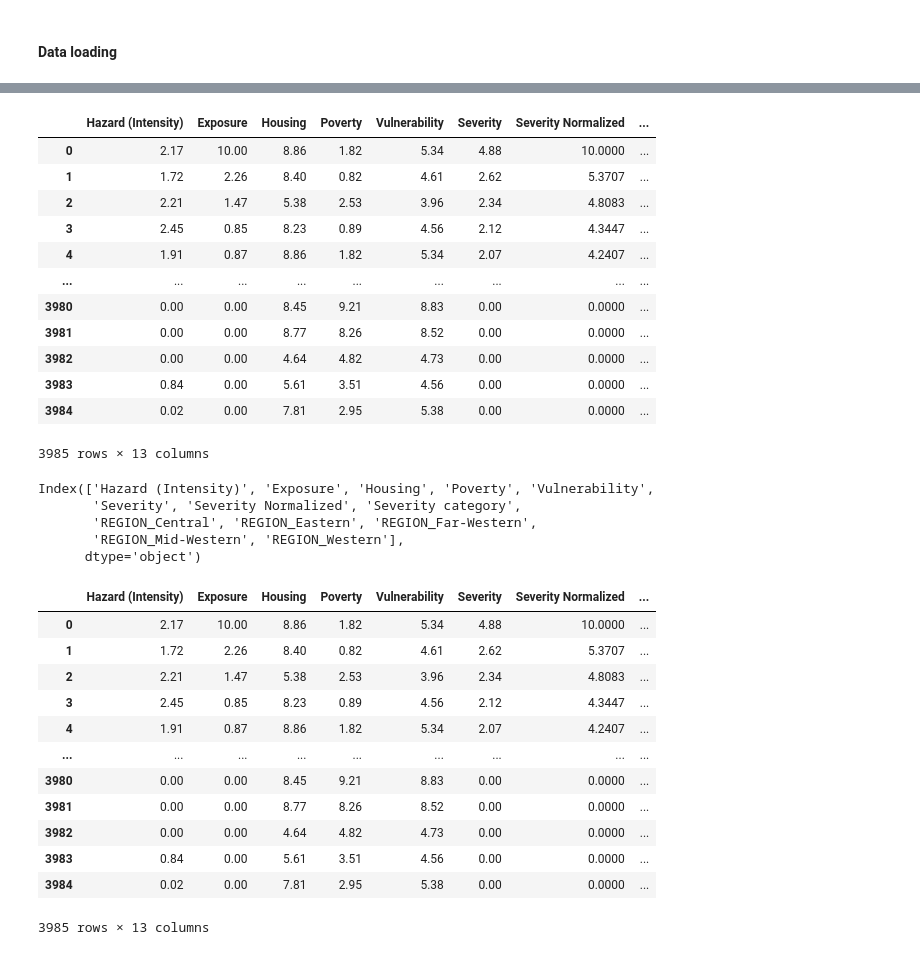
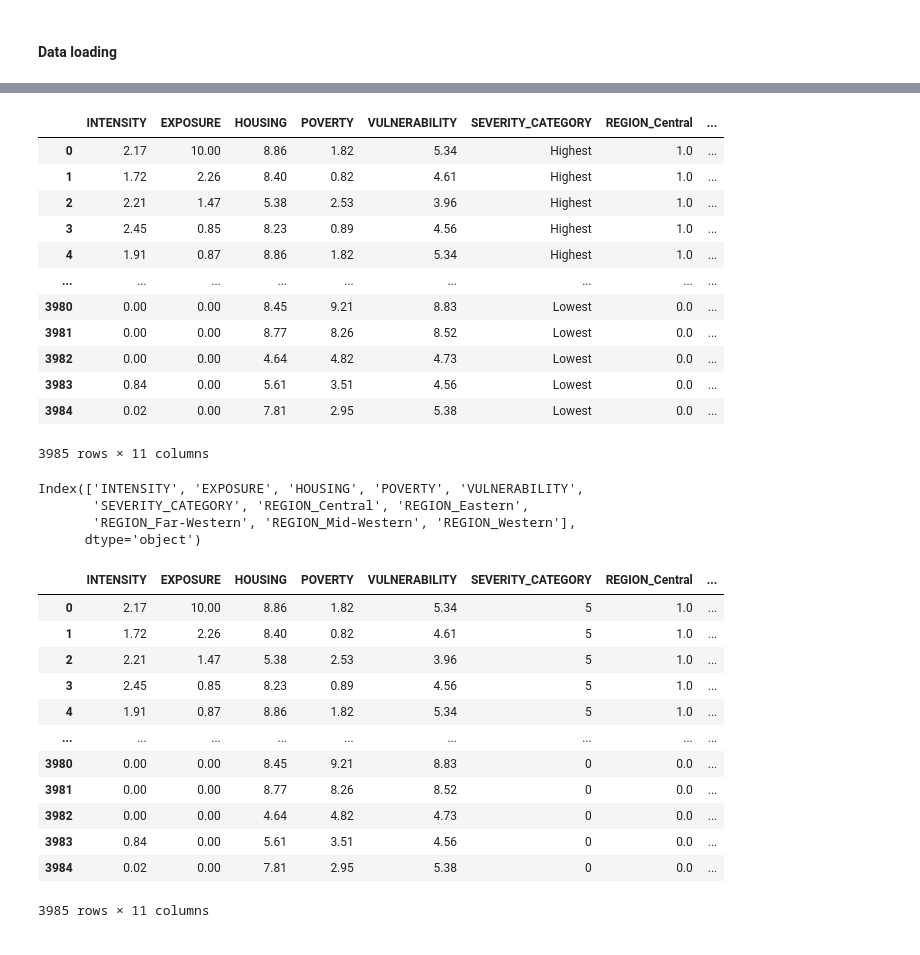
Before and after one commit to PierreDerathe/NepalEarthquake, a Jupyter notebook: DataProcessing.ipynb, the cells around one changed output, grey strips where cells are left out. Cells and saved outputs as stored; diff of their text form; code cells hidden in the pictures.

```diff
--- a/DataProcessing.ipynb
+++ b/DataProcessing.ipynb
@@ -95,0 +84,20 @@ eq_df
+# %%
+columns = ['REGION', 'Hazard (Intensity)',
+       'Exposure', 'Housing', 'Poverty', 'Vulnerability',
+       'Severity category']
+eq_df = eq_raw_df[columns].copy()
+
+rename_dict = {
+    "Hazard (Intensity)": "INTENSITY",
+    "Severity category": "SEVERITY_CATEGORY",
+    "Exposure" : "EXPOSURE",
+    "Housing" : "HOUSING",
+    "Poverty" : "POVERTY",
+    "Vulnerability" : "VULNERABILITY"
+}
+# rename columns
+eq_df.rename(columns=rename_dict, inplace=True)
+eq_df
+
+del eq_raw_df
+eq_df
@@ -168,49 +184,48 @@ df_features_encoded = pd.DataFrame(enc.transform(eq_df[categorical_features]).to
 eq_df = pd.concat([eq_df.drop(categorical_features, axis=1), df_features_encoded ], axis=1)
 eq_df
 # %% [output]
-|  | Hazard (Intensity) | Exposure | Housing | Poverty | Vulnerability | Severity | Severity Normalized | ... |
-| 0 | 2.17 | 10.00 | 8.86 | 1.82 | 5.34 | 4.88 | 10.0000 | ... |
-| 1 | 1.72 | 2.26 | 8.40 | 0.82 | 4.61 | 2.62 | 5.3707 | ... |
-| 2 | 2.21 | 1.47 | 5.38 | 2.53 | 3.96 | 2.34 | 4.8083 | ... |
-| 3 | 2.45 | 0.85 | 8.23 | 0.89 | 4.56 | 2.12 | 4.3447 | ... |
-| 4 | 1.91 | 0.87 | 8.86 | 1.82 | 5.34 | 2.07 | 4.2407 | ... |
+|  | INTENSITY | EXPOSURE | HOUSING | POVERTY | VULNERABILITY | SEVERITY_CATEGORY | REGION_Central | ... |
+| 0 | 2.17 | 10.00 | 8.86 | 1.82 | 5.34 | Highest | 1.0 | ... |
+| 1 | 1.72 | 2.26 | 8.40 | 0.82 | 4.61 | Highest | 1.0 | ... |
+| 2 | 2.21 | 1.47 | 5.38 | 2.53 | 3.96 | Highest | 1.0 | ... |
+| 3 | 2.45 | 0.85 | 8.23 | 0.89 | 4.56 | Highest | 1.0 | ... |
+| 4 | 1.91 | 0.87 | 8.86 | 1.82 | 5.34 | Highest | 1.0 | ... |
 | ... | ... | ... | ... | ... | ... | ... | ... | ... |
-| 3980 | 0.00 | 0.00 | 8.45 | 9.21 | 8.83 | 0.00 | 0.0000 | ... |
-| 3981 | 0.00 | 0.00 | 8.77 | 8.26 | 8.52 | 0.00 | 0.0000 | ... |
-| 3982 | 0.00 | 0.00 | 4.64 | 4.82 | 4.73 | 0.00 | 0.0000 | ... |
-| 3983 | 0.84 | 0.00 | 5.61 | 3.51 | 4.56 | 0.00 | 0.0000 | ... |
-| 3984 | 0.02 | 0.00 | 7.81 | 2.95 | 5.38 | 0.00 | 0.0000 | ... |
+| 3980 | 0.00 | 0.00 | 8.45 | 9.21 | 8.83 | Lowest | 0.0 | ... |
+| 3981 | 0.00 | 0.00 | 8.77 | 8.26 | 8.52 | Lowest | 0.0 | ... |
+| 3982 | 0.00 | 0.00 | 4.64 | 4.82 | 4.73 | Lowest | 0.0 | ... |
+| 3983 | 0.84 | 0.00 | 5.61 | 3.51 | 4.56 | Lowest | 0.0 | ... |
+| 3984 | 0.02 | 0.00 | 7.81 | 2.95 | 5.38 | Lowest | 0.0 | ... |
-3985 rows × 13 columns
+3985 rows × 11 columns
 # %%
 eq_df.columns
 # %% [output]
-Index(['Hazard (Intensity)', 'Exposure', 'Housing', 'Poverty', 'Vulnerability',
-       'Severity', 'Severity Normalized', 'Severity category',
-       'REGION_Central', 'REGION_Eastern', 'REGION_Far-Western',
-       'REGION_Mid-Western', 'REGION_Western'],
+Index(['INTENSITY', 'EXPOSURE', 'HOUSING', 'POVERTY', 'VULNERABILITY',
+       'SEVERITY_CATEGORY', 'REGION_Central', 'REGION_Eastern',
+       'REGION_Far-Western', 'REGION_Mid-Western', 'REGION_Western'],
       dtype='object')
 # %%
 severity_mapping = {
     "Lowest" : 0,
     "Low" : 1,
     "Medium-Low" : 2,
     "Medium-High" : 3,
     "High" : 4,
     "Highest" : 5
 }
-eq_df['Severity category'] = eq_df['Severity category'].map(severity_mapping)
+eq_df['SEVERITY_CATEGORY'] = eq_df['SEVERITY_CATEGORY'].map(severity_mapping)
 eq_df
 # %% [output]
-|  | Hazard (Intensity) | Exposure | Housing | Poverty | Vulnerability | Severity | Severity Normalized | ... |
-| 0 | 2.17 | 10.00 | 8.86 | 1.82 | 5.34 | 4.88 | 10.0000 | ... |
-| 1 | 1.72 | 2.26 | 8.40 | 0.82 | 4.61 | 2.62 | 5.3707 | ... |
-| 2 | 2.21 | 1.47 | 5.38 | 2.53 | 3.96 | 2.34 | 4.8083 | ... |
-| 3 | 2.45 | 0.85 | 8.23 | 0.89 | 4.56 | 2.12 | 4.3447 | ... |
-| 4 | 1.91 | 0.87 | 8.86 | 1.82 | 5.34 | 2.07 | 4.2407 | ... |
+|  | INTENSITY | EXPOSURE | HOUSING | POVERTY | VULNERABILITY | SEVERITY_CATEGORY | REGION_Central | ... |
+| 0 | 2.17 | 10.00 | 8.86 | 1.82 | 5.34 | 5 | 1.0 | ... |
+| 1 | 1.72 | 2.26 | 8.40 | 0.82 | 4.61 | 5 | 1.0 | ... |
+| 2 | 2.21 | 1.47 | 5.38 | 2.53 | 3.96 | 5 | 1.0 | ... |
+| 3 | 2.45 | 0.85 | 8.23 | 0.89 | 4.56 | 5 | 1.0 | ... |
+| 4 | 1.91 | 0.87 | 8.86 | 1.82 | 5.34 | 5 | 1.0 | ... |
 | ... | ... | ... | ... | ... | ... | ... | ... | ... |
-| 3980 | 0.00 | 0.00 | 8.45 | 9.21 | 8.83 | 0.00 | 0.0000 | ... |
-| 3981 | 0.00 | 0.00 | 8.77 | 8.26 | 8.52 | 0.00 | 0.0000 | ... |
-| 3982 | 0.00 | 0.00 | 4.64 | 4.82 | 4.73 | 0.00 | 0.0000 | ... |
-| 3983 | 0.84 | 0.00 | 5.61 | 3.51 | 4.56 | 0.00 | 0.0000 | ... |
-| 3984 | 0.02 | 0.00 | 7.81 | 2.95 | 5.38 | 0.00 | 0.0000 | ... |
+| 3980 | 0.00 | 0.00 | 8.45 | 9.21 | 8.83 | 0 | 0.0 | ... |
+| 3981 | 0.00 | 0.00 | 8.77 | 8.26 | 8.52 | 0 | 0.0 | ... |
+| 3982 | 0.00 | 0.00 | 4.64 | 4.82 | 4.73 | 0 | 0.0 | ... |
+| 3983 | 0.84 | 0.00 | 5.61 | 3.51 | 4.56 | 0 | 0.0 | ... |
+| 3984 | 0.02 | 0.00 | 7.81 | 2.95 | 5.38 | 0 | 0.0 | ... |
-3985 rows × 13 columns
+3985 rows × 11 columns
```
Also changed, not shown: parts of 13 cells of this notebook.
